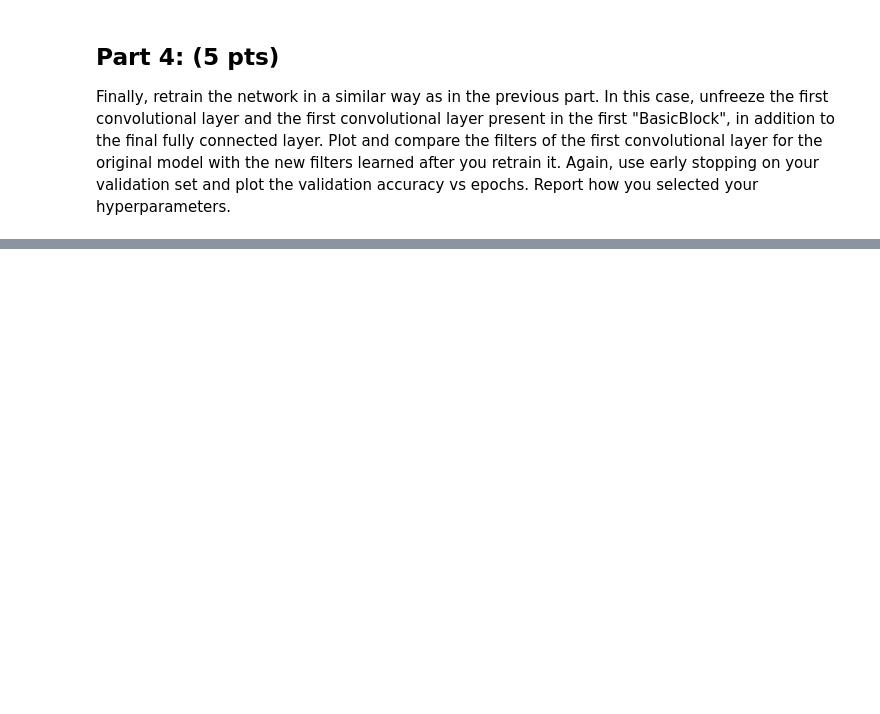
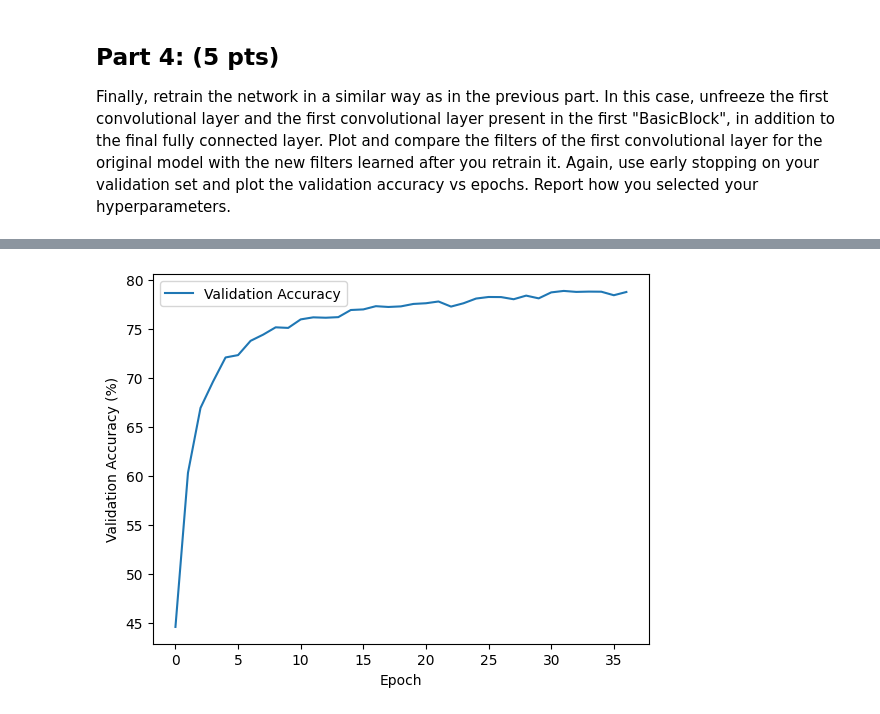
Before and after one commit to Jagardiner97/STAT-6685, a Jupyter notebook: HW4/src/transfer.ipynb, the cells around one changed output, grey strips where cells are left out. Cells and saved outputs as stored; diff of their text form; code cells hidden in the pictures; blank space fills up the shorter version.

```diff
--- a/HW4/src/transfer.ipynb
+++ b/HW4/src/transfer.ipynb
@@ -387,0 +433,11 @@ plt.show()
+# %%
+# Plots
+unfrozen_epochs = [i for i in range(len(history_unfreeze['val_accuracy']))]
+plt.figure()
+plt.plot(unfrozen_epochs, history_unfreeze['val_accuracy'], label='Validation Accuracy')
+plt.xlabel('Epoch')
+plt.ylabel('Validation Accuracy (%)')
+plt.legend()
+plt.show()
+# %% [output]
+[figure, added]
```
Also changed, not shown: parts of 25 cells of this notebook.
